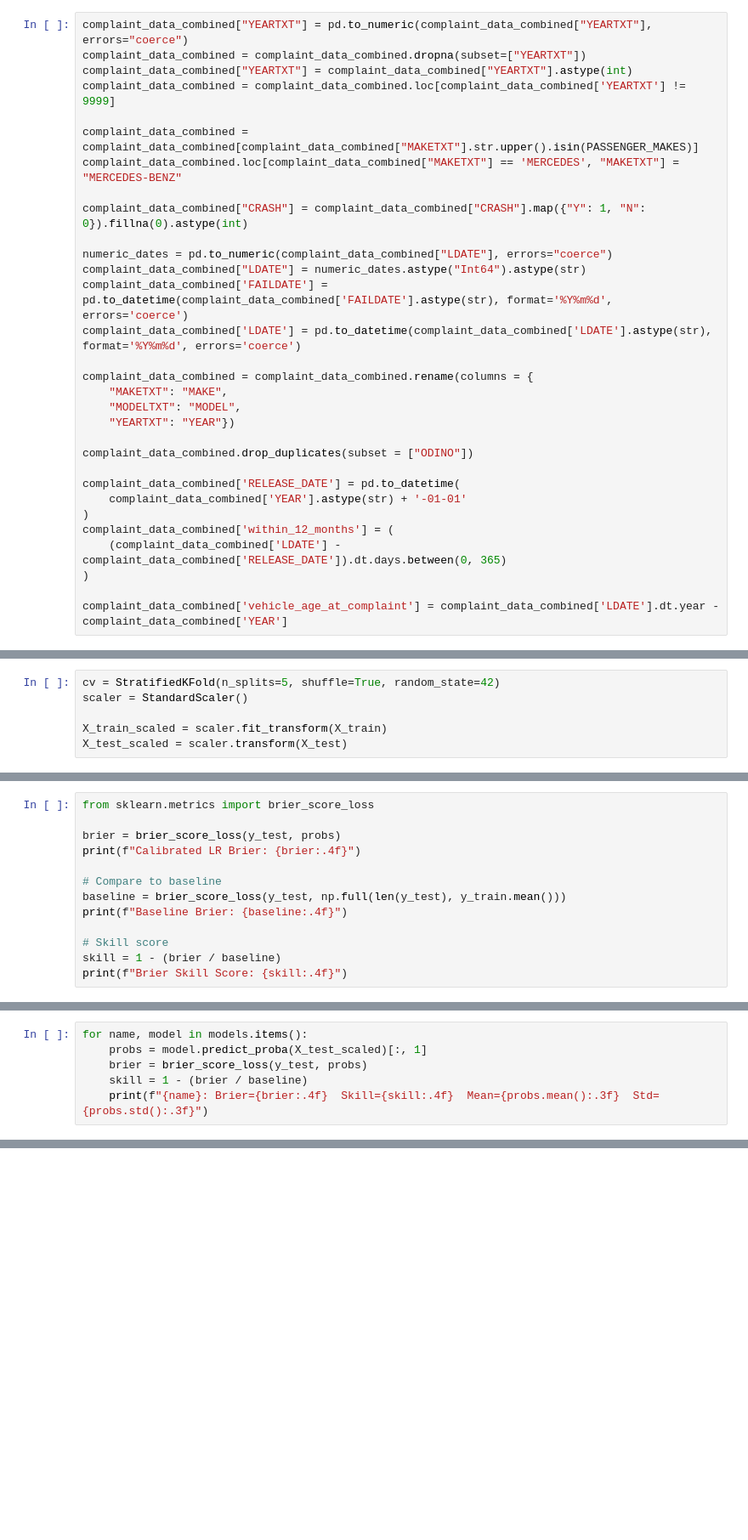
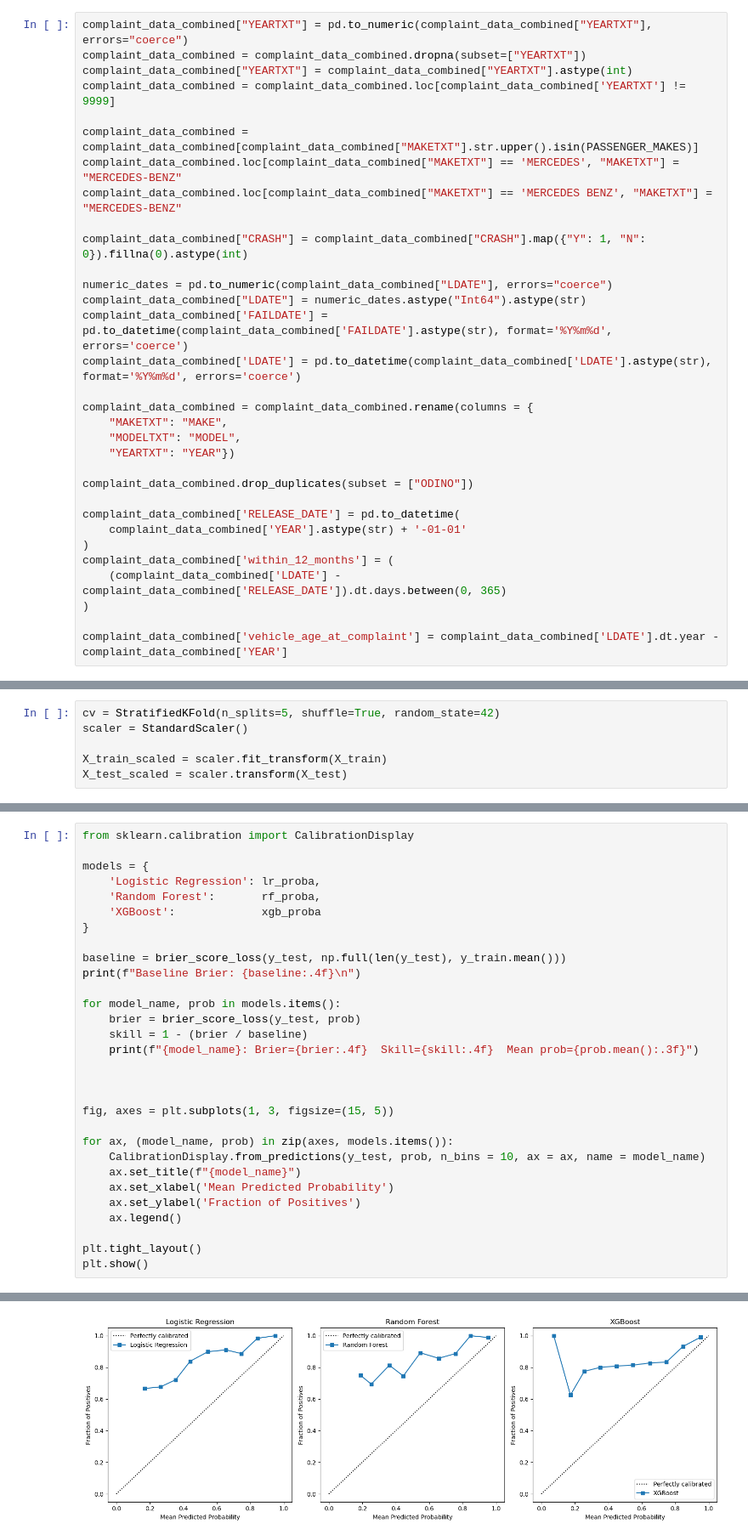
Before and after one commit to Shak789/Car-Recall, a Jupyter notebook: Car Recall Notebook.ipynb, the cells around one changed output, grey strips where cells are left out. Shown at 85% size. Drawn from its saved outputs; the diff is of its cells as text; blank space fills up the shorter version.

```diff
--- a/Car Recall Notebook.ipynb
+++ b/Car Recall Notebook.ipynb
@@ -188,6 +233,7 @@ complaint_data_combined = complaint_data_combined.loc[complaint_data_combined['Y
 
 complaint_data_combined = complaint_data_combined[complaint_data_combined["MAKETXT"].str.upper().isin(PASSENGER_MAKES)]
 complaint_data_combined.loc[complaint_data_combined["MAKETXT"] == 'MERCEDES', "MAKETXT"] = "MERCEDES-BENZ"
+complaint_data_combined.loc[complaint_data_combined["MAKETXT"] == 'MERCEDES BENZ', "MAKETXT"] = "MERCEDES-BENZ"
 
 complaint_data_combined["CRASH"] = complaint_data_combined["CRASH"].map({"Y": 1, "N": 0}).fillna(0).astype(int)
 
@@ -514,13 +396,0 @@ print(probs.mean())
-# %%
-from sklearn.metrics import brier_score_loss
-
-brier = brier_score_loss(y_test, probs)
-print(f"Calibrated LR Brier: {brier:.4f}")
-
-# Compare to baseline
-baseline = brier_score_loss(y_test, np.full(len(y_test), y_train.mean()))
-print(f"Baseline Brier: {baseline:.4f}")
-
-# Skill score
-skill = 1 - (brier / baseline)
-print(f"Brier Skill Score: {skill:.4f}")
@@ -638,6 +396,0 @@ XGBoost: Brier=0.0716  Skill=0.0753  Mean prob=0.906
-# %%
-for name, model in models.items():
-    probs = model.predict_proba(X_test_scaled)[:, 1]
-    brier = brier_score_loss(y_test, probs)
-    skill = 1 - (brier / baseline)
-    print(f"{name}: Brier={brier:.4f}  Skill={skill:.4f}  Mean={probs.mean():.3f}  Std={probs.std():.3f}")
@@ -664,0 +689,31 @@ print(results_df.head(20))
+# %%
+from sklearn.calibration import CalibrationDisplay
+
+models = {
+    'Logistic Regression': lr_proba,
+    'Random Forest':       rf_proba,
+    'XGBoost':             xgb_proba
+}
+
+baseline = brier_score_loss(y_test, np.full(len(y_test), y_train.mean()))
+print(f"Baseline Brier: {baseline:.4f}\n")
+
+for model_name, prob in models.items():
+    brier = brier_score_loss(y_test, prob)
+    skill = 1 - (brier / baseline)
+    print(f"{model_name}: Brier={brier:.4f}  Skill={skill:.4f}  Mean prob={prob.mean():.3f}")
+
+
+
+fig, axes = plt.subplots(1, 3, figsize=(15, 5))
+
+for ax, (model_name, prob) in zip(axes, models.items()):
+    CalibrationDisplay.from_predictions(y_test, prob, n_bins = 10, ax = ax, name = model_name)
+    ax.set_title(f"{model_name}")
+    ax.set_xlabel('Mean Predicted Probability')
+    ax.set_ylabel('Fraction of Positives')
+    ax.legend()
+
+plt.tight_layout()
+plt.show()
+# %% [output]
@@ -664,0 +725 @@ print(results_df.head(20))
+[figure, added]
```
Also changed, not shown: parts of 66 cells of this notebook, 6 other files.
